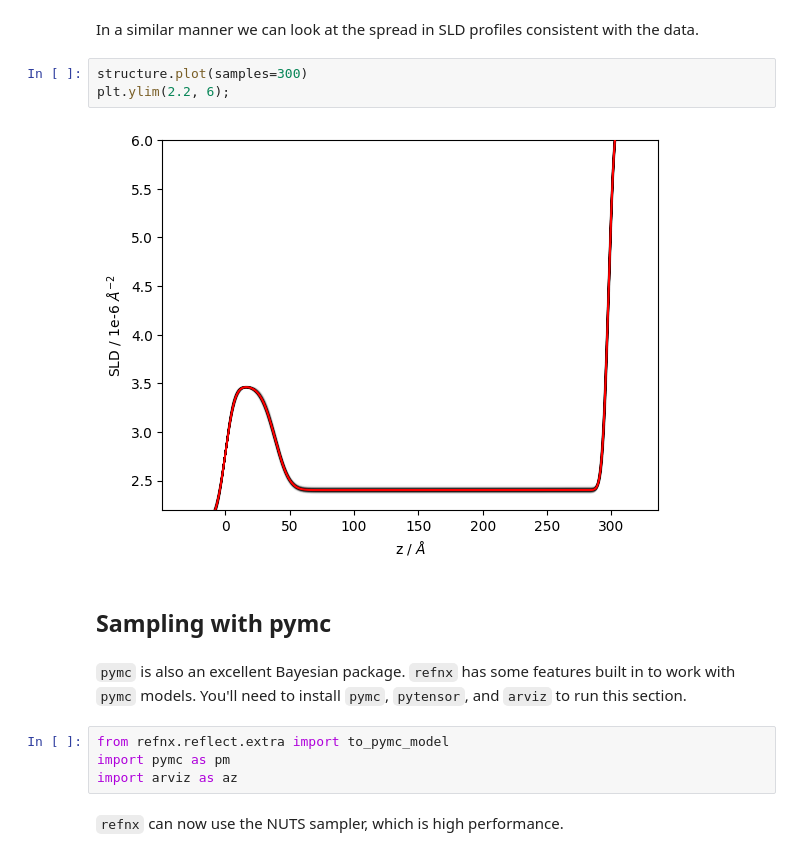
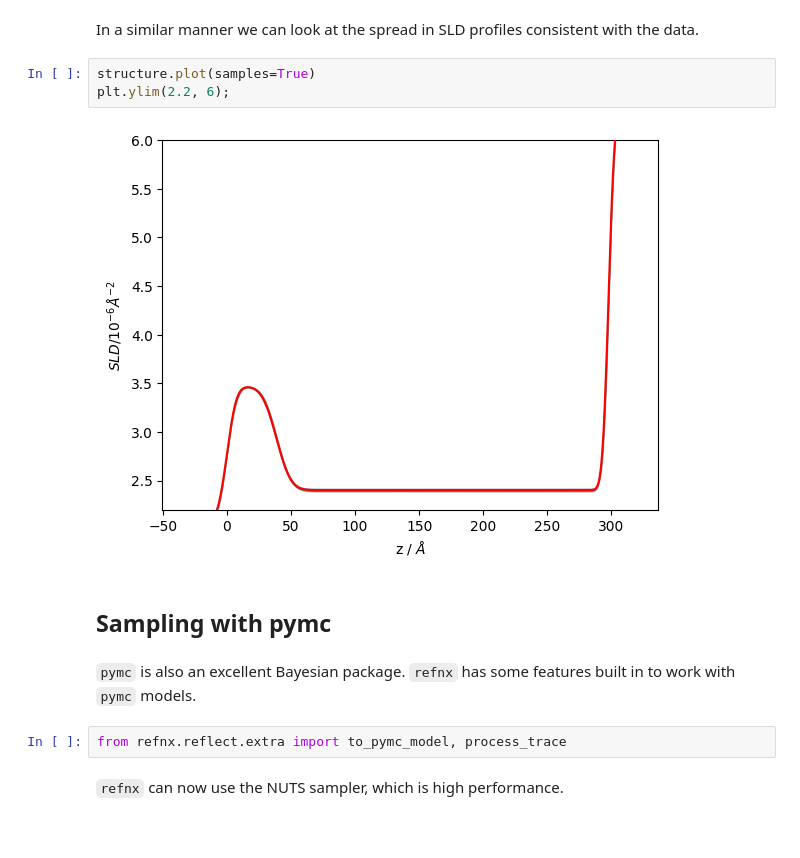
Before and after one commit to refnx/refnx, a Jupyter notebook: doc/emcee_pymc_dynesty.ipynb, the cells around one changed output. Drawn from its saved outputs; the diff is of its cells as text.

```diff
--- a/doc/emcee_pymc_dynesty.ipynb
+++ b/doc/emcee_pymc_dynesty.ipynb
@@ -173,18 +199,16 @@ objective.plot(samples=300);
 # %% [markdown]
 In a similar manner we can look at the spread in SLD profiles consistent with the data.
 # %%
-structure.plot(samples=300)
+structure.plot(samples=True)
 plt.ylim(2.2, 6);
 # %% [output]
-[figure, old version]
+[figure, new version]
 # %% [markdown]
 ## Sampling with pymc
 # %% [markdown]
-`pymc` is also an excellent Bayesian package. `refnx` has some features built in to work with `pymc` models. You'll need to install `pymc`, `pytensor`, and `arviz` to run this section.
+`pymc` is also an excellent Bayesian package. `refnx` has some features built in to work with `pymc` models.
 # %%
-from refnx.reflect.extra import to_pymc_model
-import pymc as pm
-import arviz as az
+from refnx.reflect.extra import to_pymc_model, process_trace
 # %% [markdown]
 `refnx` can now use the NUTS sampler, which is high performance.
 # %%
```
Also changed, not shown: parts of 28 cells of this notebook.
